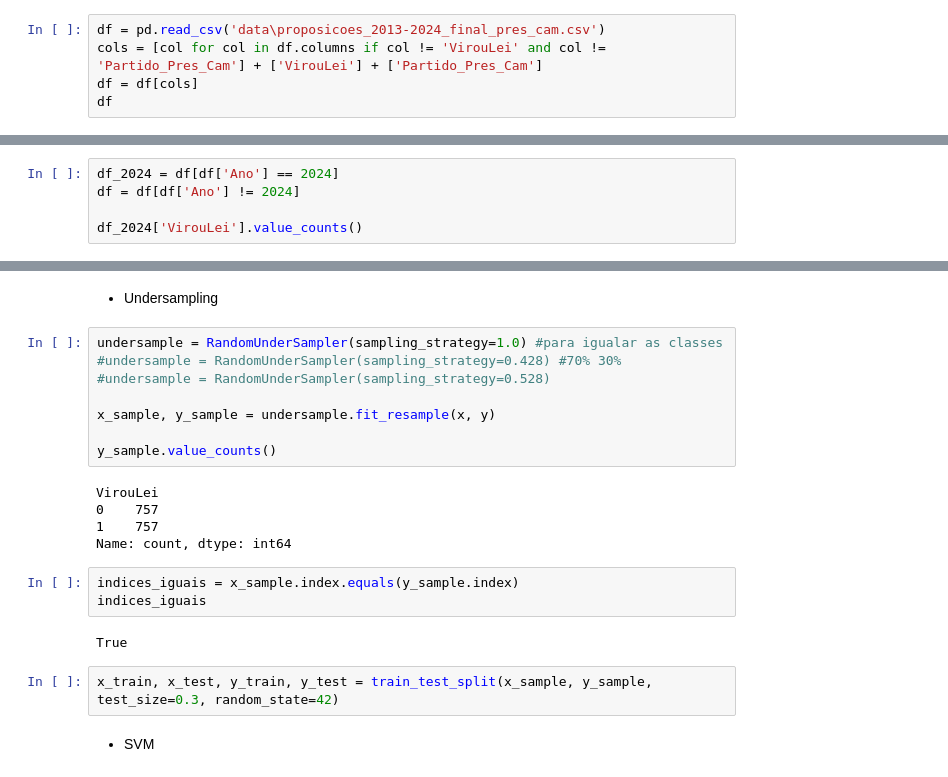
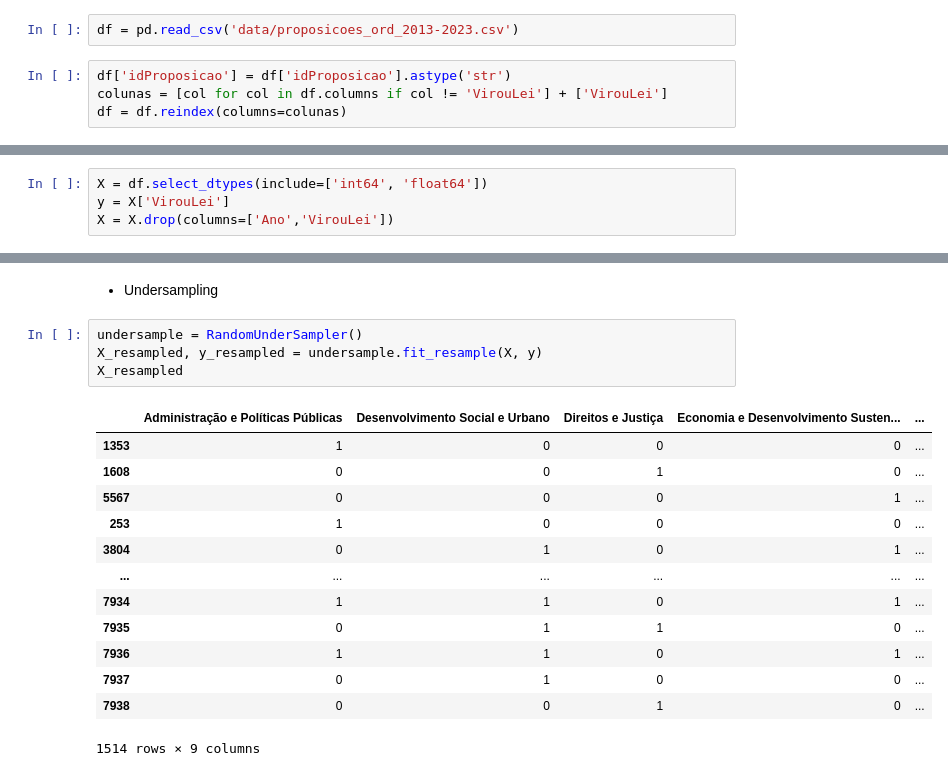
Before and after one commit to adriel1ft/NN_project, a Jupyter notebook: svm.ipynb, the cells around one changed output, grey strips where cells are left out. Drawn from its saved outputs; the diff is of its cells as text.

```diff
--- a/svm.ipynb
+++ b/svm.ipynb
@@ -15,5 +21,6 @@ from imblearn.under_sampling import RandomUnderSampler
+# %%
+df = pd.read_csv('data/proposicoes_ord_2013-2023.csv')
 # %%
-df = pd.read_csv('data\proposicoes_2013-2024_final_pres_cam.csv')
-cols = [col for col in df.columns if col != 'VirouLei' and col != 'Partido_Pres_Cam'] + ['VirouLei'] + ['Partido_Pres_Cam']
-df = df[cols]
-df
+df['idProposicao'] = df['idProposicao'].astype('str')
+colunas = [col for col in df.columns if col != 'VirouLei'] + ['VirouLei']
+df = df.reindex(columns=colunas)
@@ -36,5 +26,0 @@ df
-# %%
-df_2024 = df[df['Ano'] == 2024]
-df = df[df['Ano'] != 2024]
-
-df_2024['VirouLei'].value_counts()
@@ -69,0 +27,4 @@ x
+# %%
+X = df.select_dtypes(include=['int64', 'float64'])
+y = X['VirouLei']
+X = X.drop(columns=['Ano','VirouLei'])
@@ -70,24 +47,20 @@ x
 # %% [markdown]
 - Undersampling
-# %%
-undersample = RandomUnderSampler(sampling_strategy=1.0) #para igualar as classes
-#undersample = RandomUnderSampler(sampling_strategy=0.428) #70% 30%
-#undersample = RandomUnderSampler(sampling_strategy=0.528)
-
-x_sample, y_sample = undersample.fit_resample(x, y)
-
-y_sample.value_counts()
-# %% [output]
-VirouLei
-0    757
-1    757
-Name: count, dtype: int64
-# %%
-indices_iguais = x_sample.index.equals(y_sample.index)
-indices_iguais
-# %% [output]
-True
-# %%
-x_train, x_test, y_train, y_test = train_test_split(x_sample, y_sample, test_size=0.3, random_state=42)
-# %% [markdown]
-- SVM
+# %%
+undersample = RandomUnderSampler()
+X_resampled, y_resampled = undersample.fit_resample(X, y)
+X_resampled
+# %% [output]
+|  | Administração e Políticas Públicas | Desenvolvimento Social e Urbano | Direitos e Justiça | Economia e Desenvolvimento Susten... | ... |
+| 1353 | 1 | 0 | 0 | 0 | ... |
+| 1608 | 0 | 0 | 1 | 0 | ... |
+| 5567 | 0 | 0 | 0 | 1 | ... |
+| 253 | 1 | 0 | 0 | 0 | ... |
+| 3804 | 0 | 1 | 0 | 1 | ... |
+| ... | ... | ... | ... | ... | ... |
+| 7934 | 1 | 1 | 0 | 1 | ... |
+| 7935 | 0 | 1 | 1 | 0 | ... |
+| 7936 | 1 | 1 | 0 | 1 | ... |
+| 7937 | 0 | 1 | 0 | 0 | ... |
+| 7938 | 0 | 0 | 1 | 0 | ... |
+1514 rows × 9 columns
```
Also changed, not shown: parts of 22 cells of this notebook, 3 other files.
